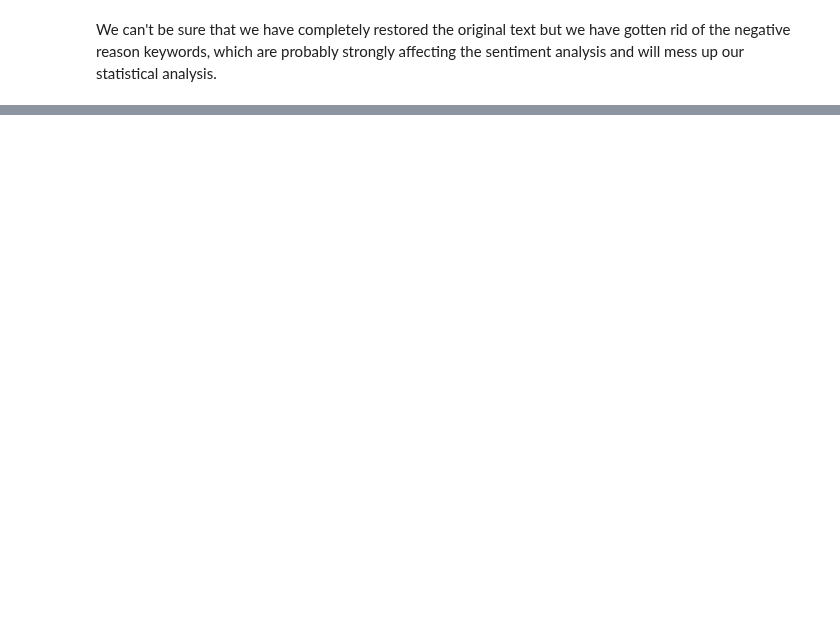
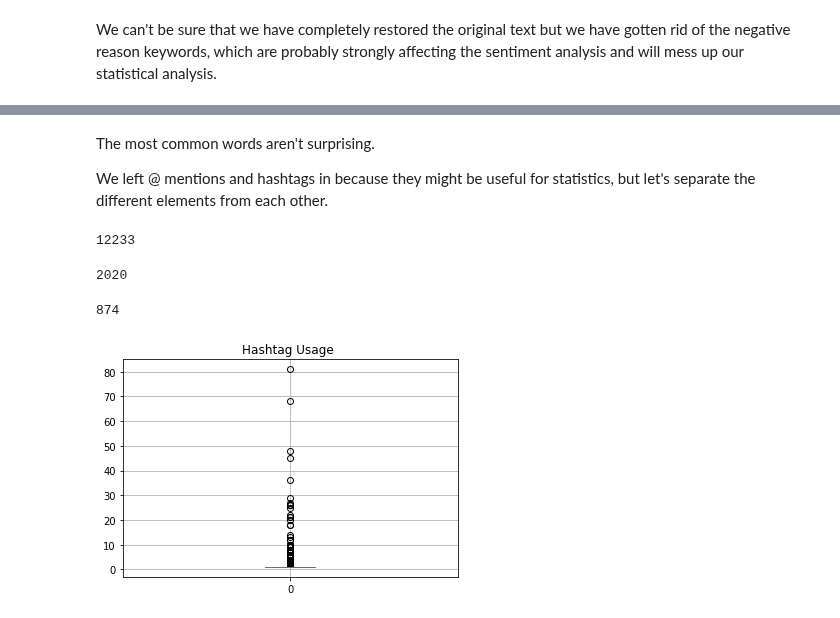
Before and after one commit to ryatchak/springboard, a Jupyter notebook: capstone2_nlp/initial_eda.ipynb, the cells around one changed output, grey strips where cells are left out. Saved outputs shown, nothing was run; the diff lists cells and outputs as text; code cells hidden in the pictures; blank space fills up the shorter version.

Commit message:
Lots of cleaning

```diff
--- a/capstone2_nlp/initial_eda.ipynb
+++ b/capstone2_nlp/initial_eda.ipynb
@@ -608,0 +805,2 @@ We can't be sure that we have completely restored the original text but we have
+# %%
+tweets_with_originals['text_clean'] = tweets_with_originals.text_clean.apply(lambda x: re.sub('\.{2}', '.', x))
@@ -608,0 +813,4 @@ We can't be sure that we have completely restored the original text but we have
+# %%
+tweets_with_originals['text_clean'] = tweets_with_originals.text_clean.str.replace(r'http\S+', 'hyperlink_sub.')
+tweets_with_originals['text_clean'] = tweets_with_originals.text_clean.str.replace(r'\S+@\S+\s?', '')
+tweets_with_originals['text_clean'] = tweets_with_originals.text_clean.str.replace(r'(\s\w+)[.](\w+)', r'\1[.] \2')
@@ -608,0 +838,22 @@ We can't be sure that we have completely restored the original text but we have
+# %%
+from nltk.tokenize import TweetTokenizer
+from nltk.probability import FreqDist
+from nltk.corpus import stopwords
+stopwords = set(stopwords.words('english'))
+tokenizer = TweetTokenizer(preserve_case= False)
+
+spellcheck_vec =tweets_with_originals.text_clean.map(tokenizer.tokenize)
+
+# Remove single-character tokens (mostly punctuation)
+spellcheck_vec = spellcheck_vec.map(lambda tokenized_tweet: [word for word in tokenized_tweet if len(word) > 1])
+
+# Remove stopwords
+spellcheck_vec = spellcheck_vec.map(lambda tokenized_tweet: [word for word in tokenized_tweet if word not in stopwords])
+# Calculate frequency distribution
+words = [word for tweet in spellcheck_vec.values for word in tweet] # flatten list of lists
+fdist = FreqDist(words)
+
+# Output top 20 words
+
+for word, frequency in fdist.most_common(50):
+    print(u'{};{}'.format(word, frequency))
@@ -608,0 +878,28 @@ We can't be sure that we have completely restored the original text but we have
+# %% [markdown]
+The most common words aren't surprising.
+
+We left @ mentions and hashtags in because they might be useful for statistics, but let's separate the different elements from each other.
+# %%
+corpus = {key:value for key, value in fdist.items() if key[0]!='@' and key[0]!='#'}
+corpus_df = pd.DataFrame.from_dict(corpus, orient='index')
+hashtag_freq = {key:value for key, value in fdist.items() if key[0] == '#'}
+hashtag_df = pd.DataFrame.from_dict(hashtag_freq, orient='index')
+mention_freq = {key:value for key, value in fdist.items() if key[0]=='@'}
+mention_df = pd.DataFrame.from_dict(mention_freq, orient='index')
+# %%
+len(corpus)
+# %% [output]
+12233
+# %%
+len(hashtag_freq)
+# %% [output]
+2020
+# %%
+len(mention_freq)
+# %% [output]
+874
+# %%
+_ = hashtag_df.boxplot()
+_ = plt.title('Hashtag Usage ')
+# %% [output]
+[figure, added]
```
Also changed, not shown: parts of 82 cells of this notebook.
